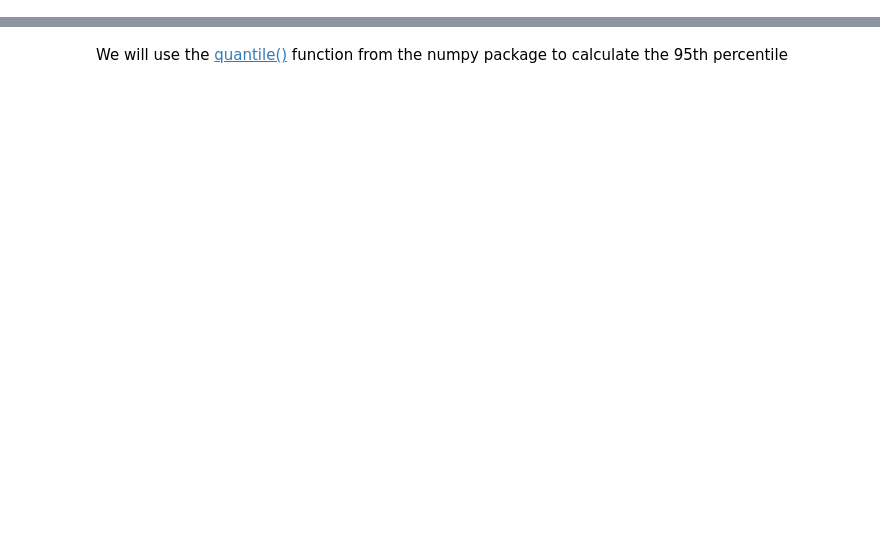
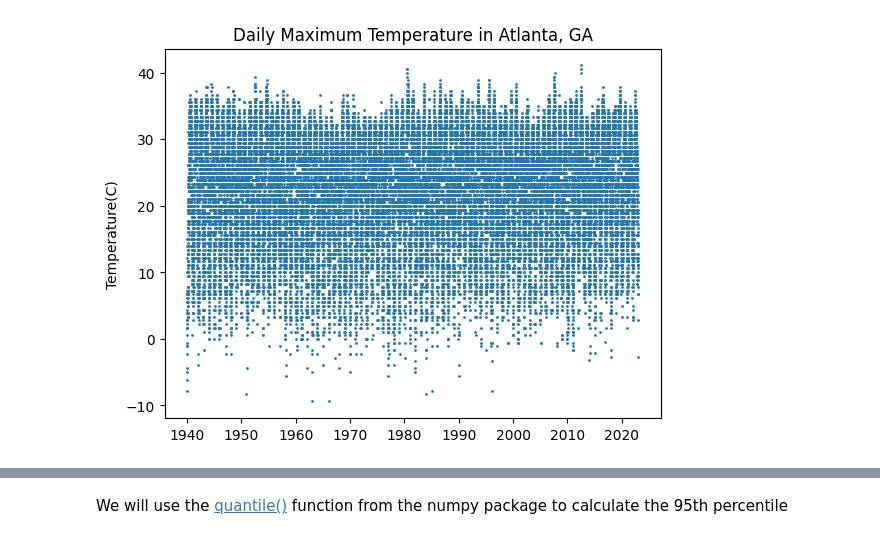
Before and after one commit to fdavenport/course-climate-change-impacts, a Jupyter notebook: lectures/06_Analyzing_Extreme_Events.ipynb, the cells around one changed output, grey strips where cells are left out. Drawn from its saved outputs; the diff is of its cells as text; code cells hidden in the pictures; blank space fills up the shorter version.

```diff
--- a/lectures/06_Analyzing_Extreme_Events.ipynb
+++ b/lectures/06_Analyzing_Extreme_Events.ipynb
@@ -27,4 +30,6 @@ atl_temp_data_url = "https://raw.githubusercontent.com/fdavenport/CIVE480A6-clim
 # %%
 # read in the data
+
+atl_data = pd.read_csv(atl_temp_data_url)
 # %%
 # look at the data
@@ -32,0 +54,10 @@ atl_temp_data_url = "https://raw.githubusercontent.com/fdavenport/CIVE480A6-clim
+# %%
+# convert DATE column to datetime format so that we can add year and month information
+
+atl_data["DATE"] = pd.to_datetime(atl_data["DATE"])
+atl_data["year"] = atl_data["DATE"].dt.year
+atl_data["month"] = atl_data["DATE"].dt.month
+
+atl_data.set_index("DATE", inplace=True)
+
+atl_data
@@ -40,0 +99,11 @@ atl_temp_data_url = "https://raw.githubusercontent.com/fdavenport/CIVE480A6-clim
+# %%
+# make a plot of the data
+
+
+fig, ax = plt.subplots()
+
+ax.scatter(x = atl_data.index, y = atl_data["TMAX_degC"], s = 1)
+ax.set_title("Daily Maximum Temperature in Atlanta, GA")
+ax.set_ylabel("Temperature(C)");
+# %% [output]
+[figure, added]
```
Also changed, not shown: parts of 38 cells of this notebook.
